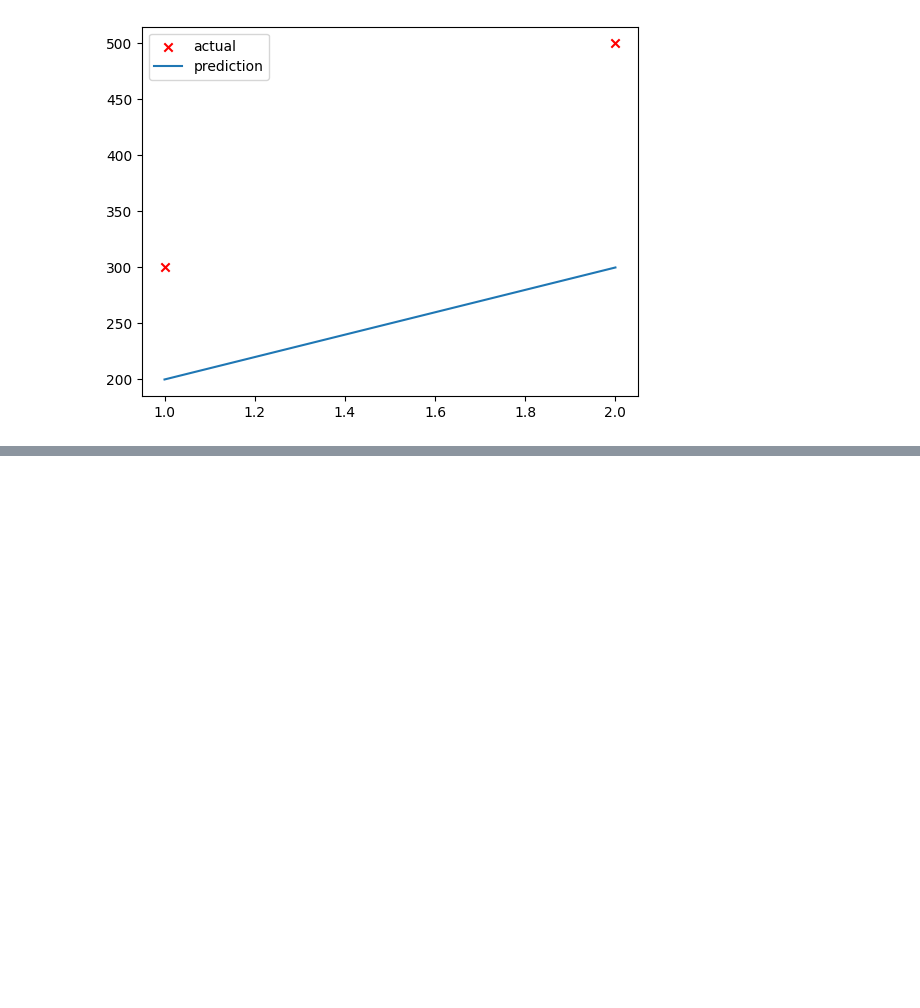
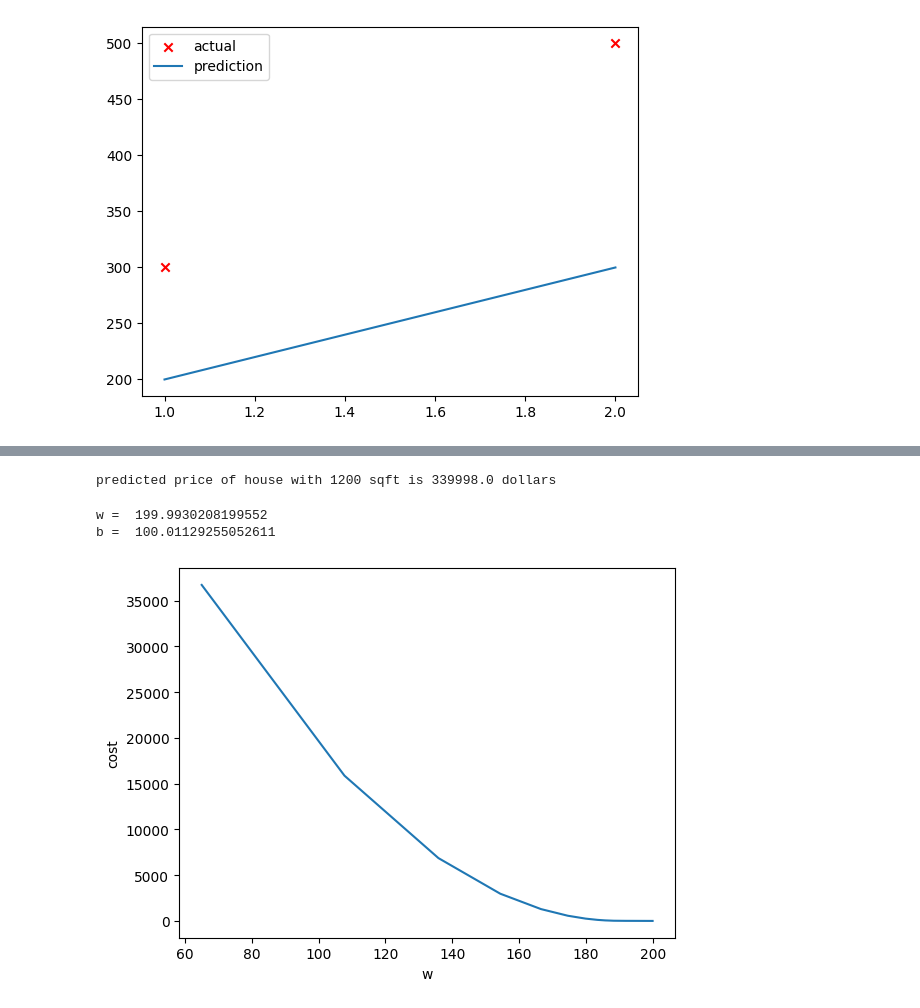
Before and after one commit to crazypanda123/Machine-Learning-Specialization, a Jupyter notebook: Course 1 - Supervised Machine Learning- Regression and Classification/test_C1.ipynb, the cells around one changed output, grey strips where cells are left out. Cells and saved outputs as stored; diff of their text form; code cells hidden in the pictures; blank space fills up the shorter version.

```diff
--- a/Course 1 - Supervised Machine Learning- Regression and Classification/test_C1.ipynb
+++ b/Course 1 - Supervised Machine Learning- Regression and Classification/test_C1.ipynb
@@ -58,0 +181,19 @@ plt.legend()
+# %%
+house_size_sqft = 1200
+w_pred = 199.99
+b_pred = 100.01
+predicted_house_price =  ((w_pred * house_size_sqft/1000) + b_pred) * 1000
+print(f'predicted price of house with {house_size_sqft} sqft is {predicted_house_price} dollars')
+# %% [output]
+predicted price of house with 1200 sqft is 339998.0 dollars
+# %%
+w_in = 0
+b_in= 0
+num_iters = 1000
+alpha = 1.0e-1
+
+gradient_descent(x_train, y_train, w_in, b_in, alpha, num_iters, compute_cost, compute_gradient)
+# %% [output]
+w =  199.9930208199552
+b =  100.01129255052611
+[figure, added]
```
Also changed, not shown: parts of 17 cells of this notebook.
